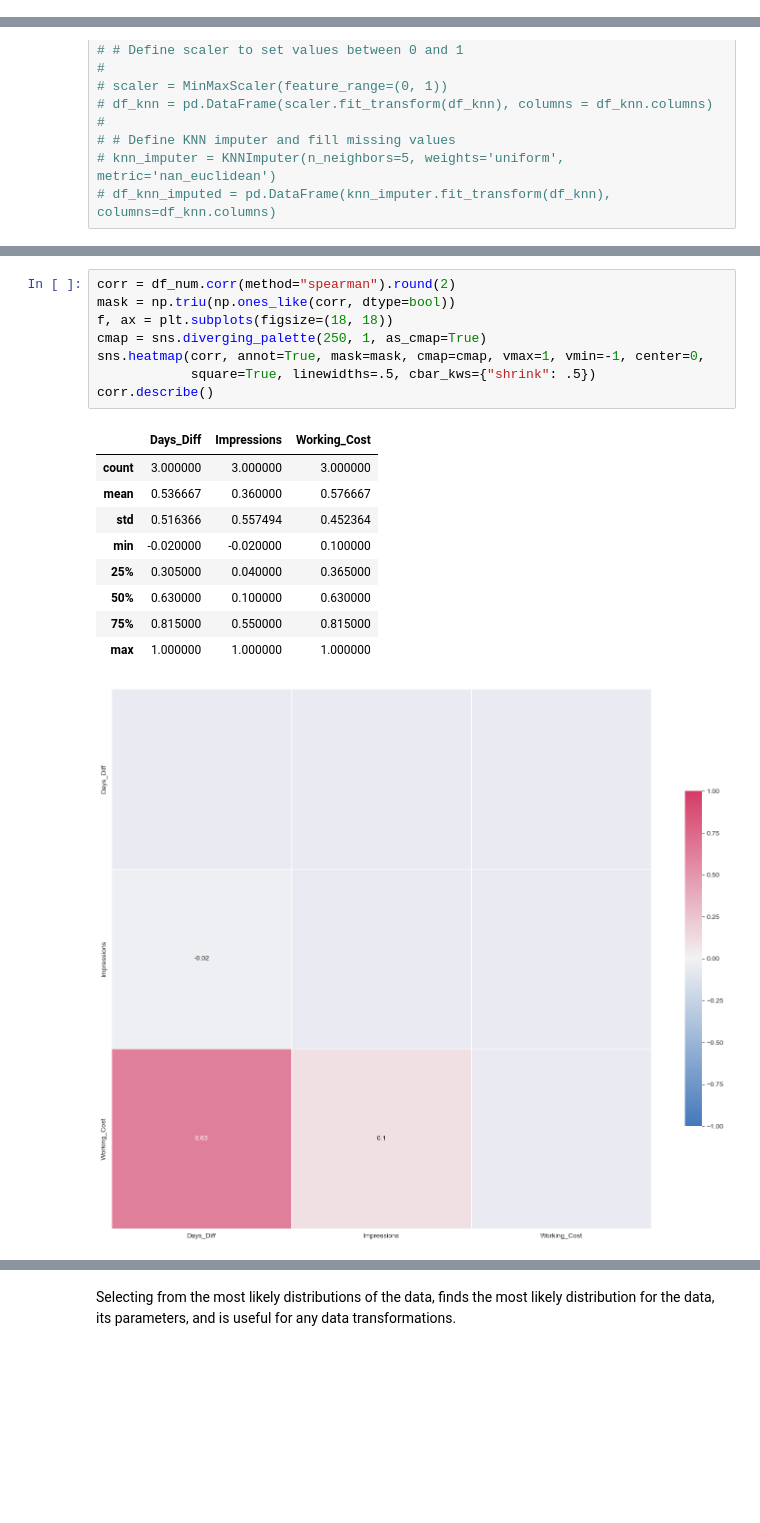
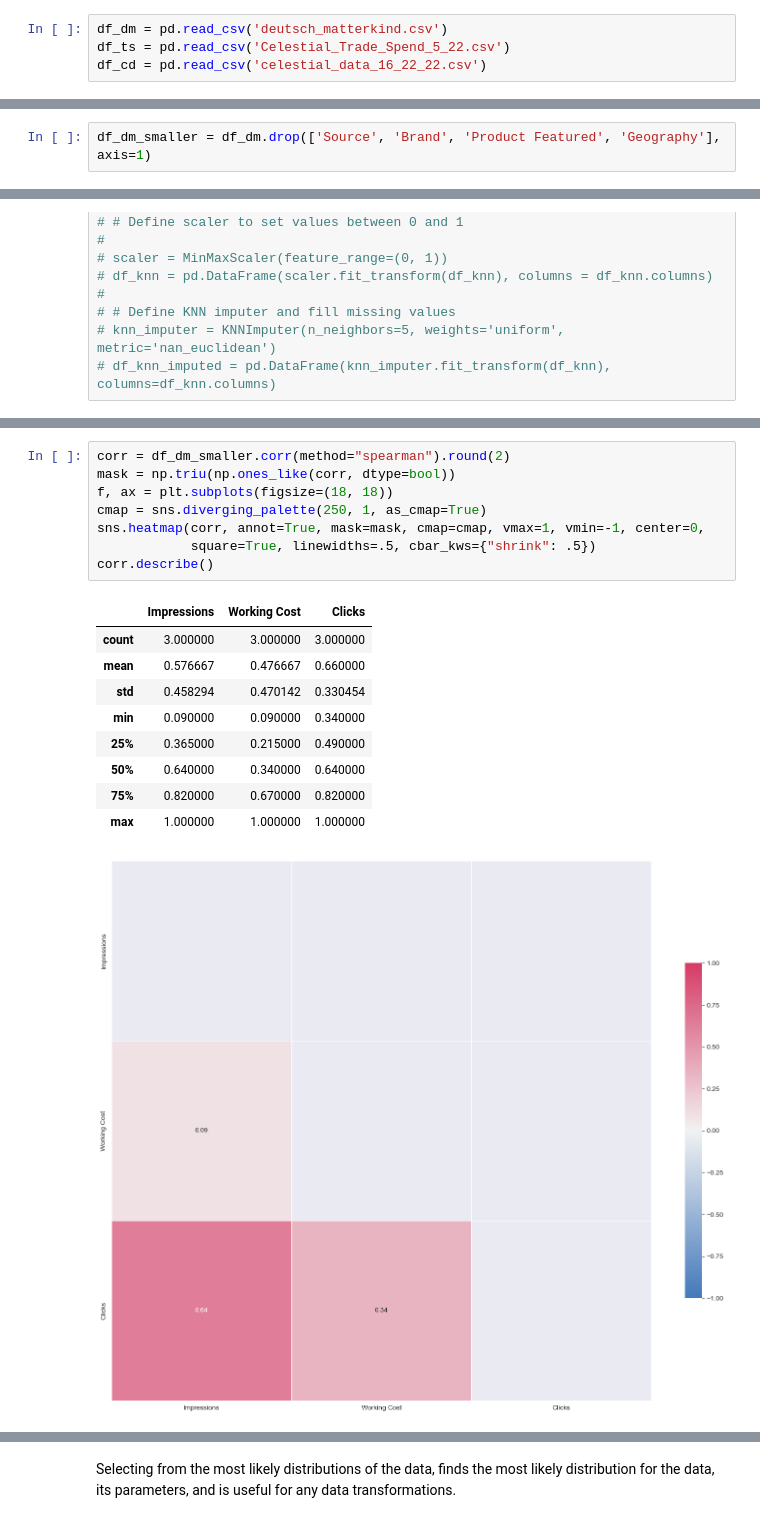
Before and after one commit to NA-Git/Bayesian_Methods, a Jupyter notebook: attribution/MMM/EDA.ipynb, the cells around one changed output, grey strips where cells are left out. Cells and saved outputs as stored; diff of their text form; blank space fills up the shorter version.

```diff
--- a/attribution/MMM/EDA.ipynb
+++ b/attribution/MMM/EDA.ipynb
@@ -76,0 +45,4 @@ memory usage: 4.3+ MB
+# %%
+df_dm = pd.read_csv('deutsch_matterkind.csv')
+df_ts = pd.read_csv('Celestial_Trade_Spend_5_22.csv')
+df_cd = pd.read_csv('celestial_data_16_22_22.csv')
@@ -76,0 +119,2 @@ memory usage: 4.3+ MB
+# %%
+df_dm_smaller = df_dm.drop(['Source', 'Brand', 'Product Featured', 'Geography'], axis=1)
@@ -207,21 +236,21 @@ df_num.describe()
 # %%
-corr = df_num.corr(method="spearman").round(2)
+corr = df_dm_smaller.corr(method="spearman").round(2)
 mask = np.triu(np.ones_like(corr, dtype=bool))
 f, ax = plt.subplots(figsize=(18, 18))
 cmap = sns.diverging_palette(250, 1, as_cmap=True)
 sns.heatmap(corr, annot=True, mask=mask, cmap=cmap, vmax=1, vmin=-1, center=0,
             square=True, linewidths=.5, cbar_kws={"shrink": .5})
 corr.describe()
 # %% [output]
-|  | Days_Diff | Impressions | Working_Cost |
+|  | Impressions | Working Cost | Clicks |
 | count | 3.000000 | 3.000000 | 3.000000 |
-| mean | 0.536667 | 0.360000 | 0.576667 |
-| std | 0.516366 | 0.557494 | 0.452364 |
-| min | -0.020000 | -0.020000 | 0.100000 |
-| 25% | 0.305000 | 0.040000 | 0.365000 |
-| 50% | 0.630000 | 0.100000 | 0.630000 |
-| 75% | 0.815000 | 0.550000 | 0.815000 |
+| mean | 0.576667 | 0.476667 | 0.660000 |
+| std | 0.458294 | 0.470142 | 0.330454 |
+| min | 0.090000 | 0.090000 | 0.340000 |
+| 25% | 0.365000 | 0.215000 | 0.490000 |
+| 50% | 0.640000 | 0.340000 | 0.640000 |
+| 75% | 0.820000 | 0.670000 | 0.820000 |
 | max | 1.000000 | 1.000000 | 1.000000 |
-[figure, old version]
+[figure, new version]
 # %%
 # use VIF along with variable importance to check new dataframes
```
Also changed, not shown: parts of 29 cells of this notebook, 1 other file.
